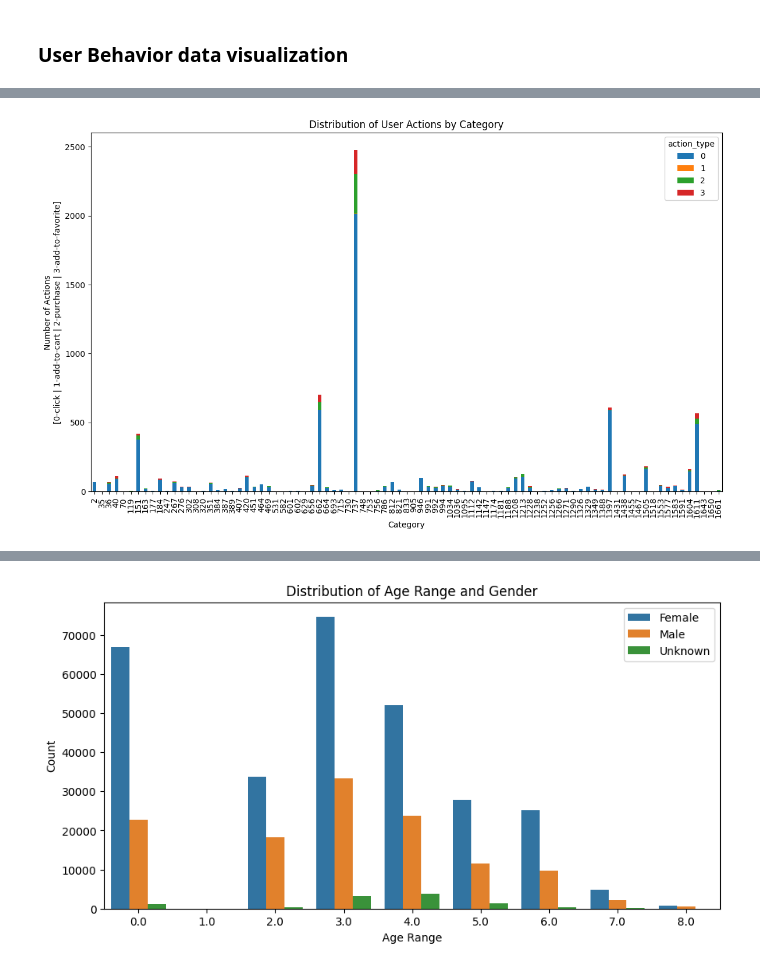
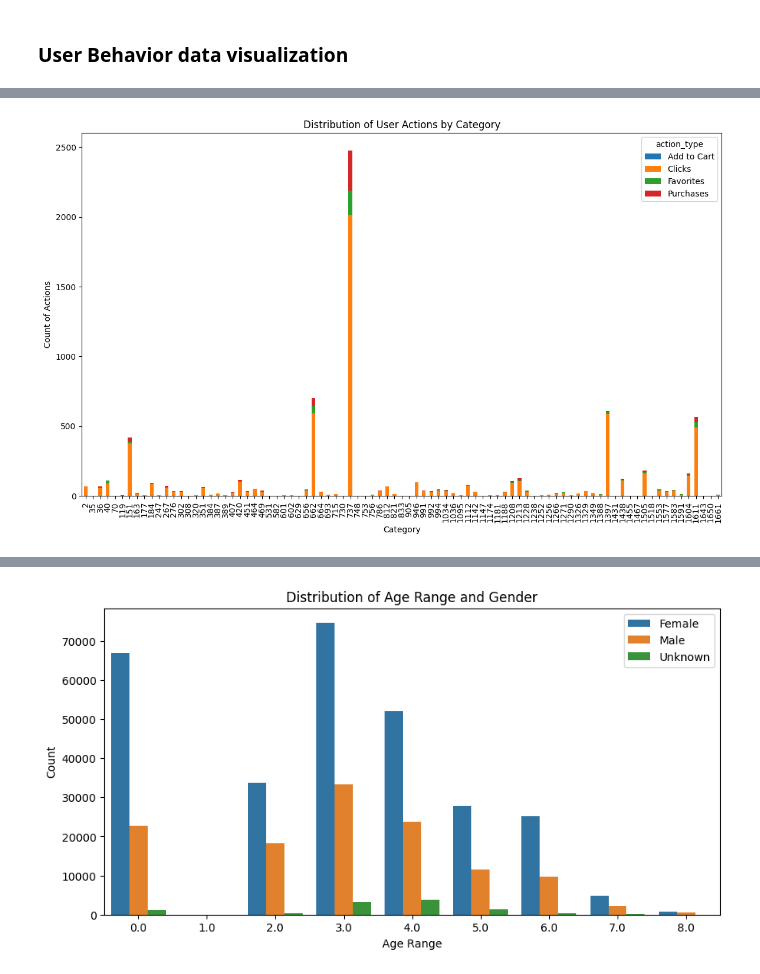
Before and after one commit to CaptainComputer1/CECS550Project, a Jupyter notebook: EM_PR_Final_DataVis.ipynb, the cells around one changed output, grey strips where cells are left out. Drawn from its saved outputs; the diff is of its cells as text; code cells hidden in the pictures.

Commit message:
Updated User Behavior data visualization 1 and 2

```diff
--- a/EM_PR_Final_DataVis.ipynb
+++ b/EM_PR_Final_DataVis.ipynb
@@ -47,5 +47,11 @@ user_logs.shape
 # %%
 import matplotlib.pyplot as plt
 import seaborn as sns
+# %%
+# Map the number action_type labels to word action_type labels
+action_type_mapping = {0: "Clicks", 1: "Add to Cart", 2: "Purchases", 3: "Favorites"}
+
+# replace the old action_type labels with the new labels using the mapping dictionary
+user_logs["action_type"] = user_logs["action_type"].replace(action_type_mapping)
 # %% [markdown]
 ### User Behavior data visualization
@@ -52,15 +75,15 @@ import seaborn as sns
 # %%
 # Pivot table - to aggregate the number of actions by category and action type
 pivot_table = user_logs.pivot_table(index="cat_id", columns="action_type", values="user_id", aggfunc="count")
 
 # Stacked Bar Chart - to visualize the distributions of actions across different merchants or brands
 pivot_table.plot(kind="bar", stacked=True, figsize=(14, 8))
 
 plt.title("Distribution of User Actions by Category")
 plt.xlabel("Category")
-plt.ylabel("Number of Actions\n[0-click | 1-add-to-cart | 2-purchase | 3-add-to-favorite]")
+plt.ylabel("Count of Actions")
 
 
 plt.show()
 # %% [output]
-[figure, old version]
+[figure, new version]
```
Also changed, not shown: parts of 2 cells of this notebook.
